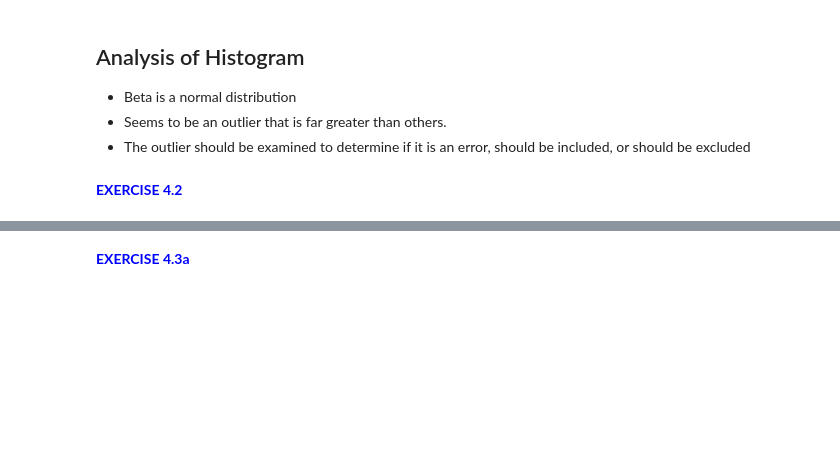
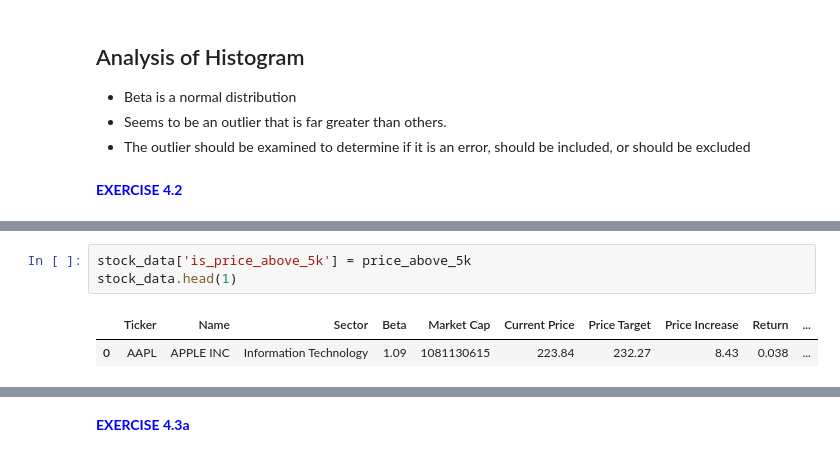
Before and after one commit to Brice-Dev-Lab/PyFi_Coursework, a Jupyter notebook: machine_learning/module_01/notebooks/ML 01. Jupyter Notebook.ipynb, the cells around one changed output, grey strips where cells are left out. Cells and saved outputs as stored; diff of their text form; blank space fills up the shorter version.

```diff
--- a/machine_learning/module_01/notebooks/ML 01. Jupyter Notebook.ipynb
+++ b/machine_learning/module_01/notebooks/ML 01. Jupyter Notebook.ipynb
@@ -166,0 +195,6 @@ plt.show()
+# %%
+stock_data['is_price_above_5k'] = price_above_5k
+stock_data.head(1)
+# %% [output]
+|  | Ticker | Name | Sector | Beta | Market Cap | Current Price | Price Target | Price Increase | Return | ... |
+| 0 | AAPL | APPLE INC | Information Technology | 1.09 | 1081130615 | 223.84 | 232.27 | 8.43 | 0.038 | ... |
```
Also changed, not shown: parts of 11 cells of this notebook, 1 other file.
